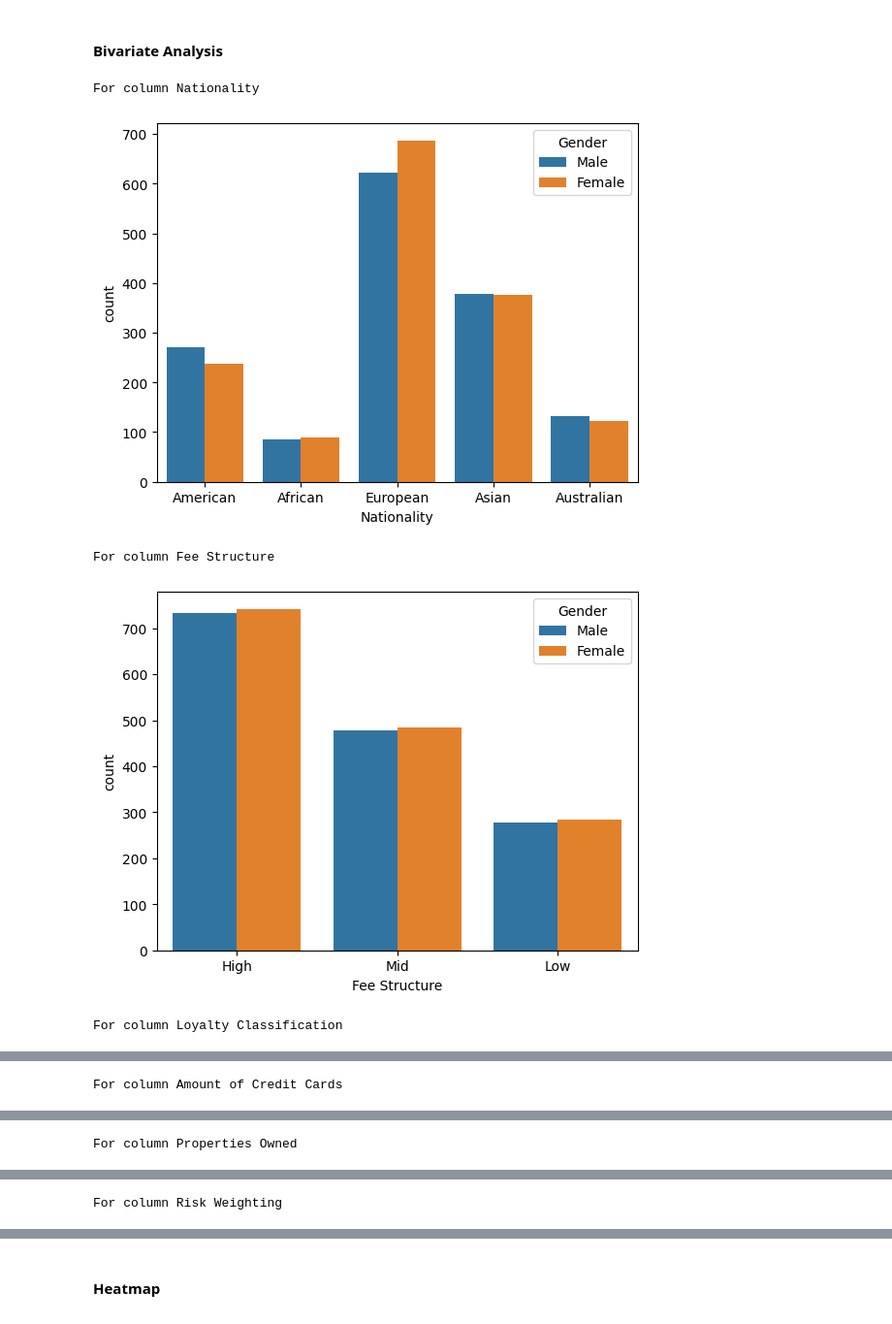
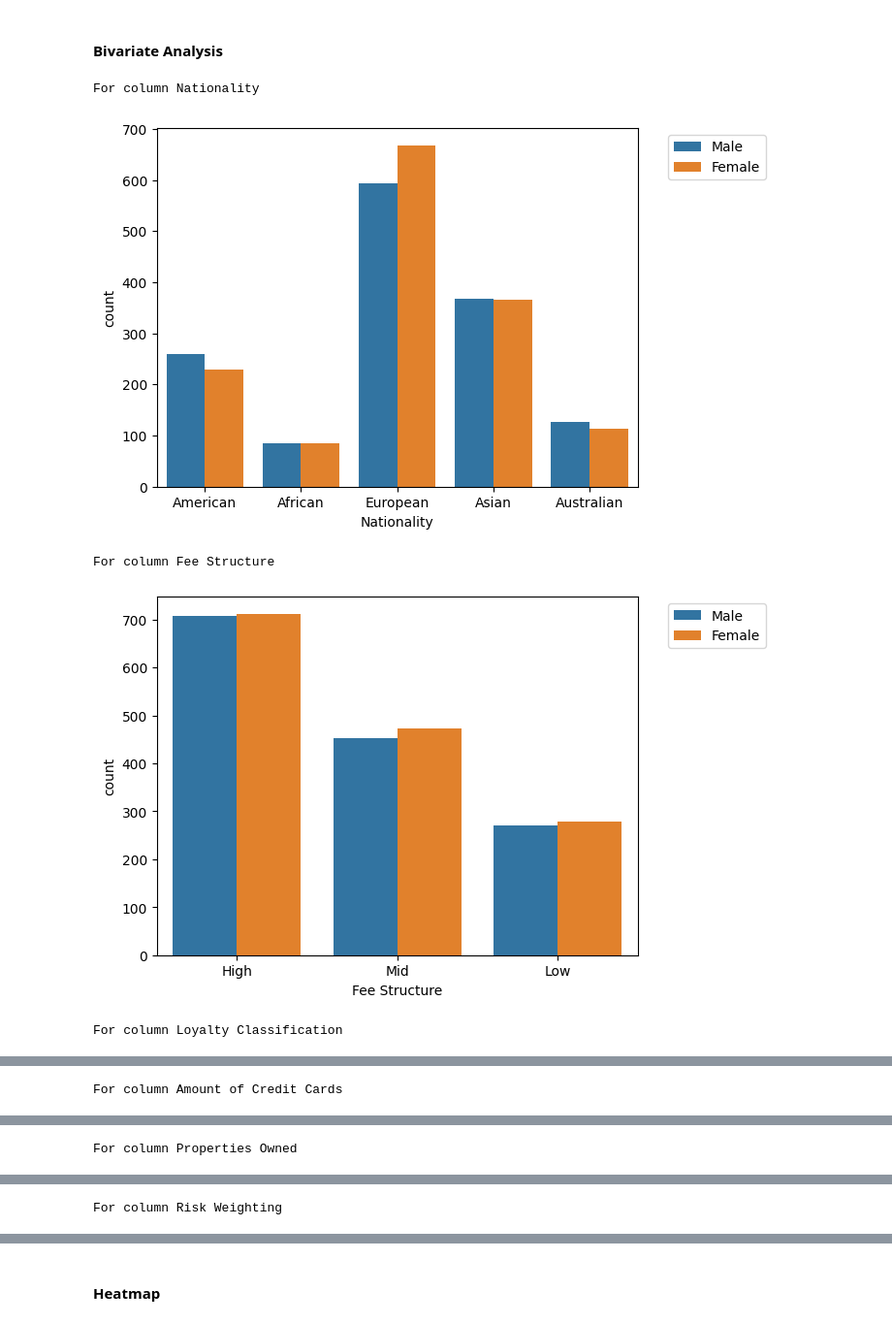
Before and after one commit to nafiul-araf/Banking-Sector-Financial-Analysis, a Jupyter notebook: Data Cleaning and EDA.ipynb, the cells around one changed output, grey strips where cells are left out. Shown at 97% size. Drawn from its saved outputs; the diff is of its cells as text; code cells hidden in the pictures.

```diff
--- a/Data Cleaning and EDA.ipynb
+++ b/Data Cleaning and EDA.ipynb
@@ -91,0 +209,4 @@ df.describe().round(2)
+# %%
+df = df[df['Age'] >= 18]
+df = df.reset_index(drop=True)
+validate_numeric_ranges()
@@ -91,0 +316,14 @@ df.describe().round(2)
+# %%
+# Remove duplicate Client IDs, keeping the first occurrence
+df = df.drop_duplicates(subset='Client ID', keep='first')
+
+# Reset index to maintain a clean, sequential index
+df = df.reset_index(drop=True)
+
+# Verify no duplicates remain
+duplicate_count = df['Client ID'].duplicated().sum()
+if duplicate_count > 0:
+  print(f"Warning: {duplicate_count} duplicate Client IDs still present:")
+  print(df[df['Client ID'].duplicated()]['Client ID'].tolist())
+else:
+  print("All duplicate Client IDs have been removed successfully.")
@@ -91,0 +486,4 @@ df.describe().round(2)
+# %%
+high_income_threshold = 200000
+low_deposit_threshold = 10000
+len(df[~((df['Estimated Income'] > high_income_threshold) & (df['Bank Deposits'] < low_deposit_threshold))])
@@ -91,0 +492,4 @@ df.describe().round(2)
+# %%
+df = df[~((df['Estimated Income'] > high_income_threshold) & (df['Bank Deposits'] < low_deposit_threshold))]
+df = df.reset_index(drop=True)
+cross_field_validation()
@@ -182,13 +637,14 @@ plt.show()
 # %%
 cat_cols = ['Nationality', 'Fee Structure', 'Loyalty Classification', 'Amount of Credit Cards', 'Properties Owned', 'Risk Weighting', 'Banking Relationship', 'Income Lavel']
 
 for i, p in enumerate(df[cat_cols]):
   print(f"\nFor column {p}\n")
   sns.countplot(data=df, x=p, hue='Gender')
+  plt.legend(bbox_to_anchor=(1.05, 1), loc='upper left')
   plt.show()
 # %% [output]
 For column Nationality
-[figure, old version]
+[figure, new version]
 For column Fee Structure
-[figure, old version]
+[figure, new version]
 For column Loyalty Classification
```
Also changed, not shown: parts of 35 cells of this notebook.
